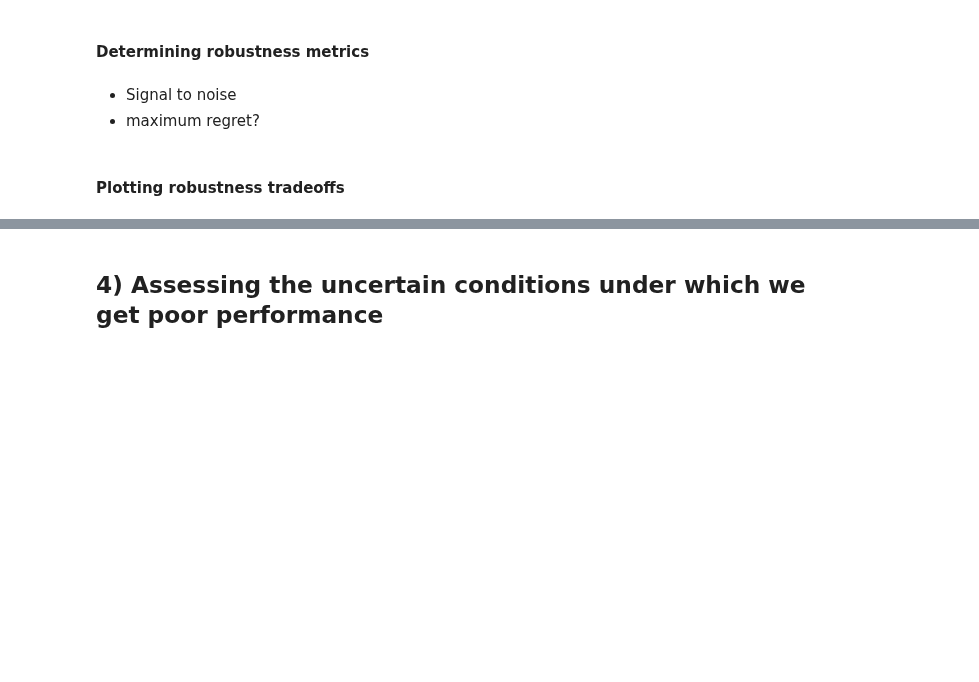
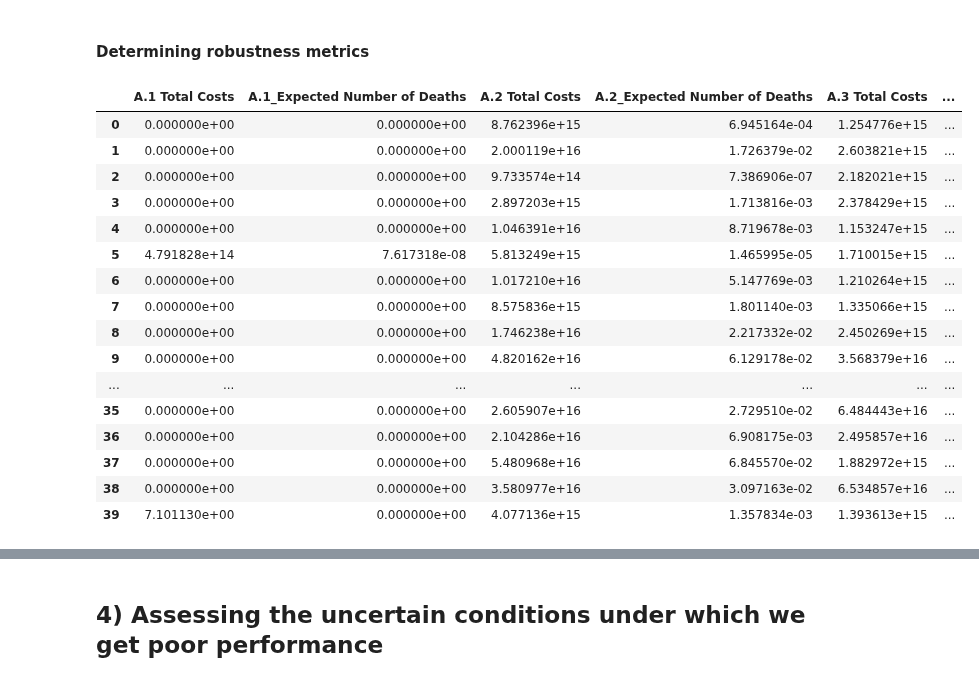
Before and after one commit to ndaswani1/EPA141A-labs, a Jupyter notebook: final assignment/dike_model_multiobj_analysis.ipynb, the cells around one changed output, grey strips where cells are left out. Saved outputs shown, nothing was run; the diff lists cells and outputs as text; code cells hidden in the pictures; blank space fills up the shorter version.

```diff
--- a/final assignment/dike_model_multiobj_analysis.ipynb
+++ b/final assignment/dike_model_multiobj_analysis.ipynb
@@ -187,0 +134,10 @@ sns.despine()
+# %%
+with MultiprocessingEvaluator(model) as evaluator:
+    results_constrained, convergence_constrained = evaluator.optimize(
+            nfe=2,
+            searchover="levers",
+            epsilons=epsilon,
+            reference=ref_scenario,
+            convergence=convergence_metrics,
+            constraints=constraints
+        )
@@ -192,7 +184,2 @@ sns.despine()
 # %% [markdown]
 #### Determining robustness metrics
-# %% [markdown]
-- Signal to noise
-- maximum regret?
-# %% [markdown]
-#### Plotting robustness tradeoffs
@@ -198,0 +195,34 @@ sns.despine()
+# %%
+experiments, outcomes = policy_results
+
+overall_scores = {}
+for policy in np.unique(experiments['policy']):
+    scores = {}
+
+    logical = experiments['policy']==policy
+
+    for outcome in model.outcomes:
+        value  = outcomes[outcome.name][logical]
+        sn_ratio = s_to_n(value, outcome.kind)
+        scores[outcome.name] = sn_ratio
+    overall_scores[policy] = scores
+scores = pd.DataFrame.from_dict(overall_scores).T
+scores
+# %% [output]
+|  | A.1 Total Costs | A.1_Expected Number of Deaths | A.2 Total Costs | A.2_Expected Number of Deaths | A.3 Total Costs | ... |
+| 0 | 0.000000e+00 | 0.000000e+00 | 8.762396e+15 | 6.945164e-04 | 1.254776e+15 | ... |
+| 1 | 0.000000e+00 | 0.000000e+00 | 2.000119e+16 | 1.726379e-02 | 2.603821e+15 | ... |
+| 2 | 0.000000e+00 | 0.000000e+00 | 9.733574e+14 | 7.386906e-07 | 2.182021e+15 | ... |
+| 3 | 0.000000e+00 | 0.000000e+00 | 2.897203e+15 | 1.713816e-03 | 2.378429e+15 | ... |
+| 4 | 0.000000e+00 | 0.000000e+00 | 1.046391e+16 | 8.719678e-03 | 1.153247e+15 | ... |
+| 5 | 4.791828e+14 | 7.617318e-08 | 5.813249e+15 | 1.465995e-05 | 1.710015e+15 | ... |
+| 6 | 0.000000e+00 | 0.000000e+00 | 1.017210e+16 | 5.147769e-03 | 1.210264e+15 | ... |
+| 7 | 0.000000e+00 | 0.000000e+00 | 8.575836e+15 | 1.801140e-03 | 1.335066e+15 | ... |
+| 8 | 0.000000e+00 | 0.000000e+00 | 1.746238e+16 | 2.217332e-02 | 2.450269e+15 | ... |
+| 9 | 0.000000e+00 | 0.000000e+00 | 4.820162e+16 | 6.129178e-02 | 3.568379e+16 | ... |
+| ... | ... | ... | ... | ... | ... | ... |
+| 35 | 0.000000e+00 | 0.000000e+00 | 2.605907e+16 | 2.729510e-02 | 6.484443e+16 | ... |
+| 36 | 0.000000e+00 | 0.000000e+00 | 2.104286e+16 | 6.908175e-03 | 2.495857e+16 | ... |
+| 37 | 0.000000e+00 | 0.000000e+00 | 5.480968e+16 | 6.845570e-02 | 1.882972e+15 | ... |
+| 38 | 0.000000e+00 | 0.000000e+00 | 3.580977e+16 | 3.097163e-02 | 6.534857e+16 | ... |
+| 39 | 7.101130e+00 | 0.000000e+00 | 4.077136e+15 | 1.357834e-03 | 1.393613e+15 | ... |
```
Also changed, not shown: parts of 20 cells of this notebook, 2 other files.
